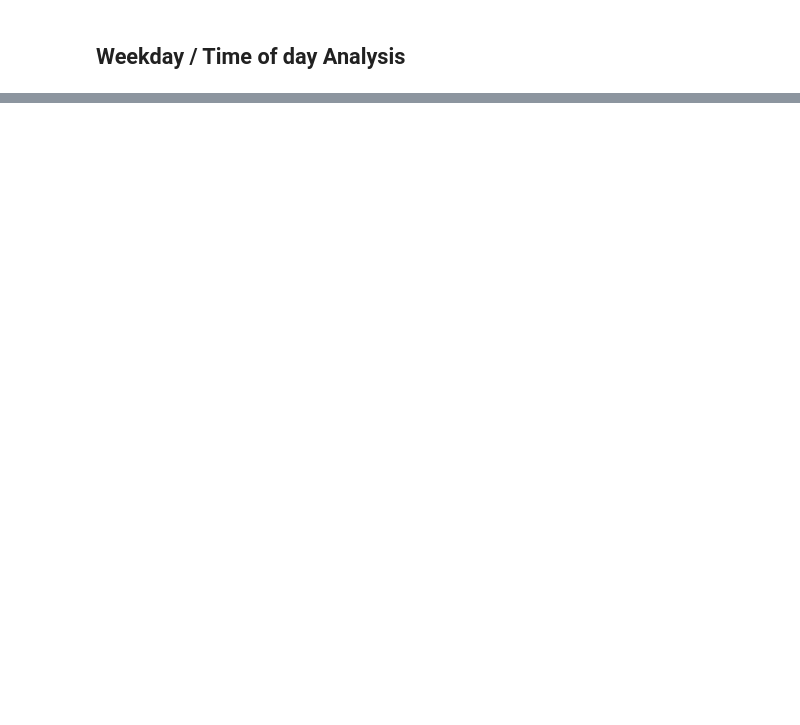
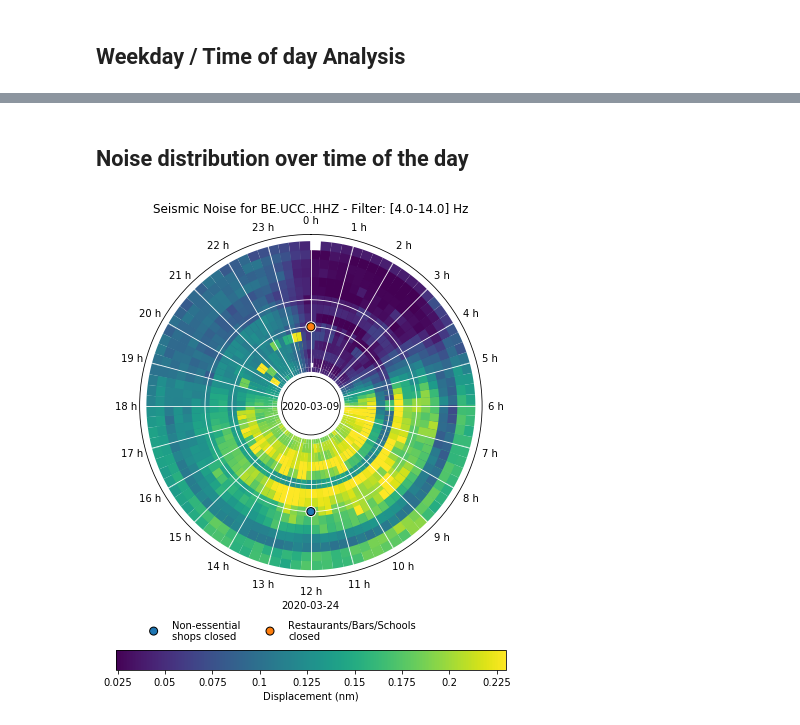
Before and after one commit to ThomasLecocq/SeismoRMS, a Jupyter notebook: SeismoSocialDistancing.ipynb, the cells around one changed output, grey strips where cells are left out. Drawn from its saved outputs; the diff is of its cells as text; code cells hidden in the pictures; blank space fills up the shorter version.

```diff
--- a/SeismoSocialDistancing.ipynb
+++ b/SeismoSocialDistancing.ipynb
@@ -353,0 +243,8 @@ for channelcode in list(set([k[:-1] for k in displacement_RMS])):
+# %% [markdown]
+## Noise distribution over time of the day
+# %%
+seismosocialdistancing.plot(displacement_RMS,
+                            type='clockmaps',
+                            **args)
+# %% [output]
+[figure, added]
```
Also changed, not shown: parts of 11 cells of this notebook, 1 other file.
